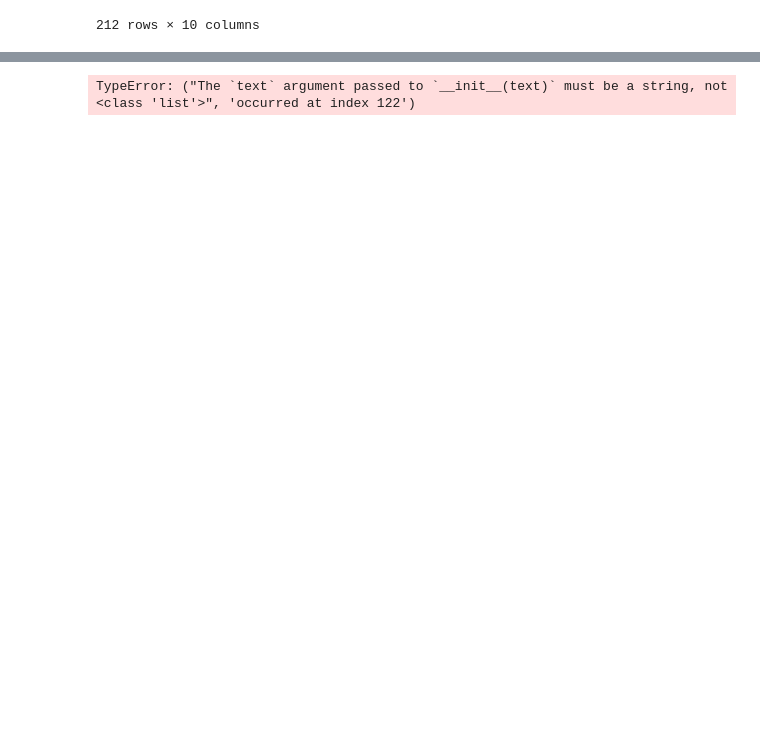
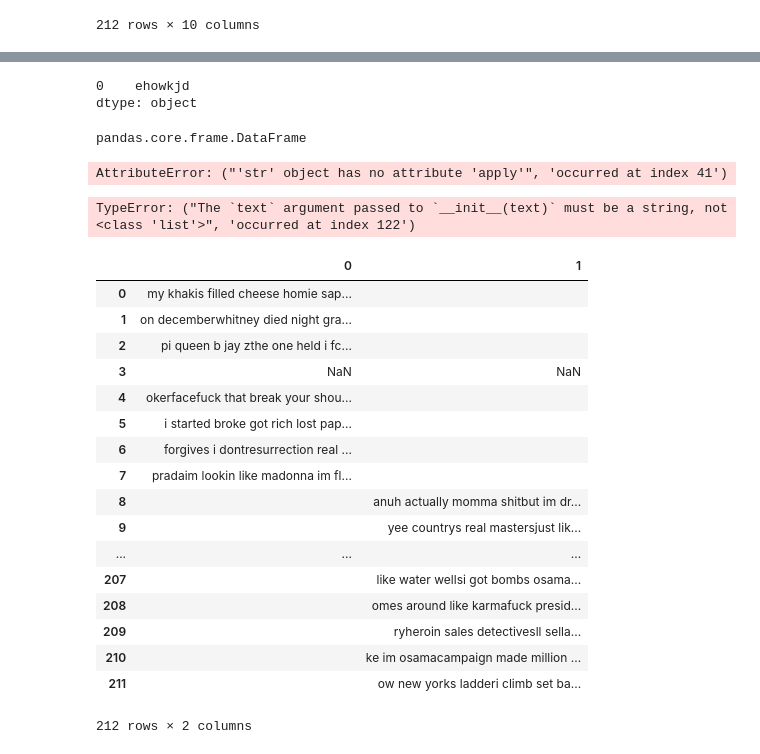
Before and after one commit to joonsooro/ObamaTrump, a Jupyter notebook: ScrapedDataCleaning.ipynb, the cells around one changed output, grey strips where cells are left out. Cells and saved outputs as stored; diff of their text form; code cells hidden in the pictures; blank space fills up the shorter version.

```diff
--- a/ScrapedDataCleaning.ipynb
+++ b/ScrapedDataCleaning.ipynb
@@ -486,0 +570,6 @@ def obamatrump_lyrics(x):
+# %%
+serie = pd.Series()
+serie.append(pd.Series(["ehowkjd"]))
+# %% [output]
+0    ehowkjd
+dtype: object
@@ -487,3 +584,14 @@ def obamatrump_lyrics(x):
+# %%
+type(preNLPdf.sample(sample_size))
+# %% [output]
+pandas.core.frame.DataFrame
+# %%
+# cleanlyrics(preNLPdf)
+# preNLPdf
+sample_size = 212
+sample = preNLPdf.sample(sample_size).apply(cleanlyrics, axis=1)
+# %% [output]
+AttributeError: ("'str' object has no attribute 'apply'", 'occurred at index 41')
 # %%
 sample_size = 212
 
@@ -497,3 +605,24 @@ sample = newFindf.sample(sample_size).apply(sentiment_func, axis=1)
 sample
 # %% [output]
 TypeError: ("The `text` argument passed to `__init__(text)` must be a string, not <class 'list'>", 'occurred at index 122')
+# %%
+preNLPdf['lyrics'].apply(pd.Series)
+# %% [output]
+|  | 0 | 1 |
+| 0 | my khakis filled cheese homie sap... |  |
+| 1 | on decemberwhitney died night gra... |  |
+| 2 | pi queen b jay zthe one held i fc... |  |
+| 3 | NaN | NaN |
+| 4 | okerfacefuck that break your shou... |  |
+| 5 | i started broke got rich lost pap... |  |
+| 6 | forgives i dontresurrection real ... |  |
+| 7 | pradaim lookin like madonna im fl... |  |
+| 8 |  | anuh actually momma shitbut im dr... |
+| 9 |  | yee countrys real mastersjust lik... |
+| ... | ... | ... |
+| 207 |  | like water wellsi got bombs osama... |
+| 208 |  | omes around like karmafuck presid... |
+| 209 |  | ryheroin sales detectivesll sella... |
+| 210 |  | ke im osamacampaign made million ... |
+| 211 |  | ow new yorks ladderi climb set ba... |
+212 rows × 2 columns
```
Also changed, not shown: parts of 14 cells of this notebook, 1 other file.
